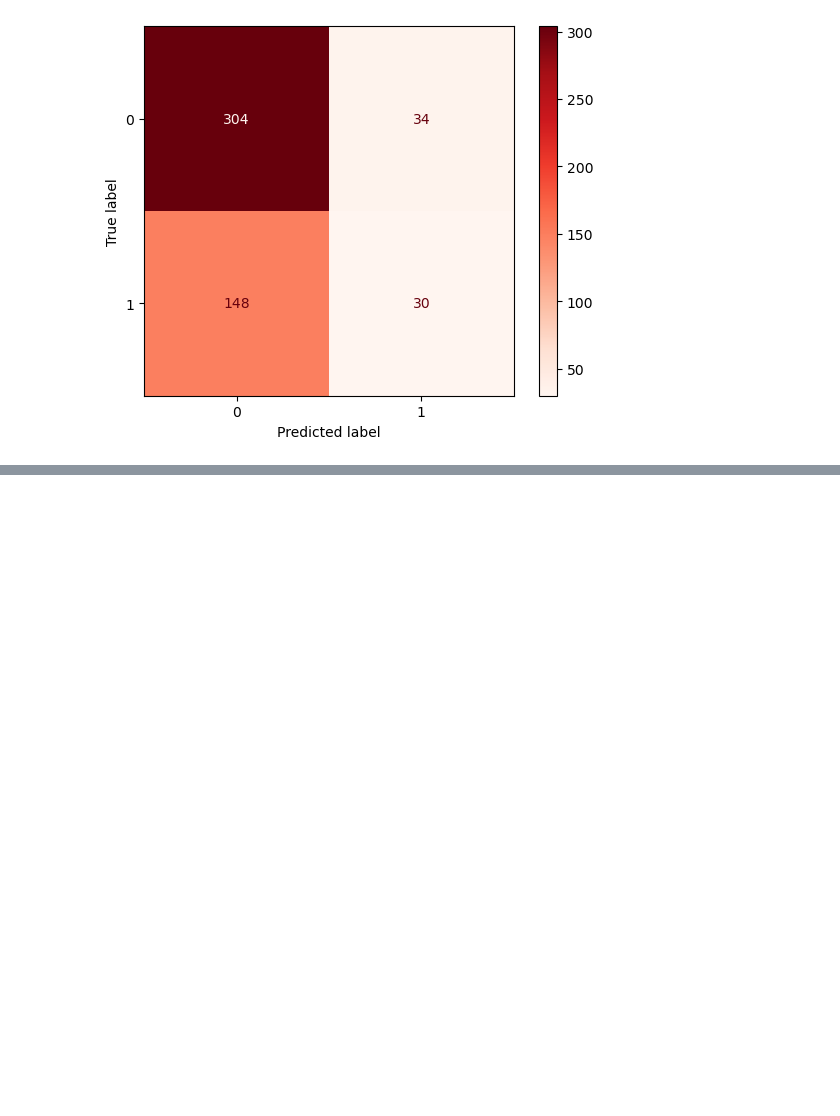
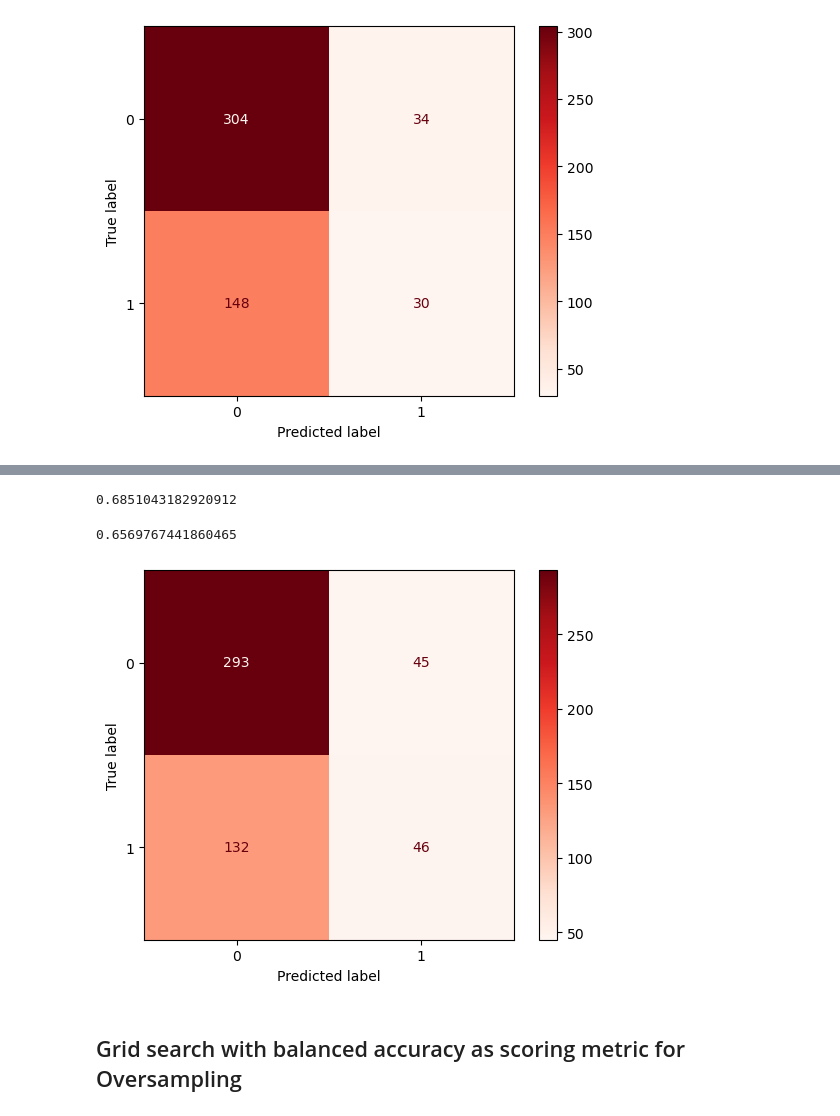
Before and after one commit to dxk613/capstone_project, a Jupyter notebook: code/rf_model2.ipynb, the cells around one changed output, grey strips where cells are left out. Saved outputs shown, nothing was run; the diff lists cells and outputs as text; code cells hidden in the pictures; blank space fills up the shorter version.

```diff
--- a/code/rf_model2.ipynb
+++ b/code/rf_model2.ipynb
@@ -70,0 +105,19 @@ ConfusionMatrixDisplay.from_estimator(rf, X_test, y_test, cmap = 'Reds');
+# %%
+pipe = make_pipeline(RandomOverSampler(random_state=42),
+                    RandomForestClassifier(random_state=42))
+# %%
+param_grid = {
+    'randomoversampler__sampling_strategy': [.25, .5, .75, 1.0],
+    #'randomforestclassifier__n_estimators': [50, 100, 150],  # Number of trees in the forest
+    #'randomforestclassifier__max_depth': [None, 10, 20, 30],  # Maximum depth of the trees
+    'randomforestclassifier__min_samples_split': [2, 5, 10],  # Minimum number of samples required to split a node
+    'randomforestclassifier__min_samples_leaf': [1, 2, 4],  # Minimum number of samples required at each leaf node
+    #'randomforestclassifier__bootstrap': [True, False],  # Whether bootstrap samples are used when building trees
+}
+# %%
+gs = GridSearchCV(pipe,
+                 param_grid=param_grid,
+                 cv=5,
+                 n_jobs=-1)
+# %%
+gs.fit(X_train, y_train)
@@ -70,0 +153,16 @@ ConfusionMatrixDisplay.from_estimator(rf, X_test, y_test, cmap = 'Reds');
+# %%
+# Train Score
+gs.score(X_train, y_train)
+# %% [output]
+0.6851043182920912
+# %%
+# Test Score
+gs.score(X_test, y_test)
+# %% [output]
+0.6569767441860465
+# %%
+ConfusionMatrixDisplay.from_estimator(gs, X_test, y_test, cmap = 'Reds');
+# %% [output]
+[figure, added]
+# %% [markdown]
+## Grid search with balanced accuracy as scoring metric for Oversampling
```
Also changed, not shown: parts of 36 cells of this notebook.
